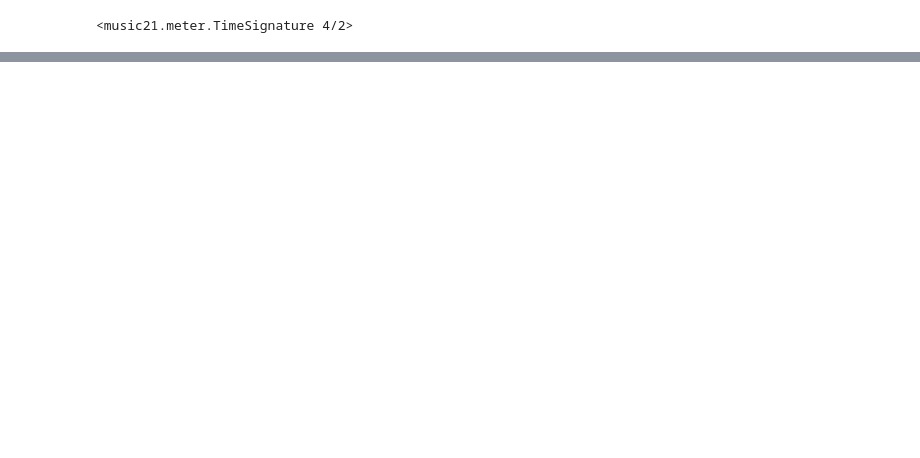
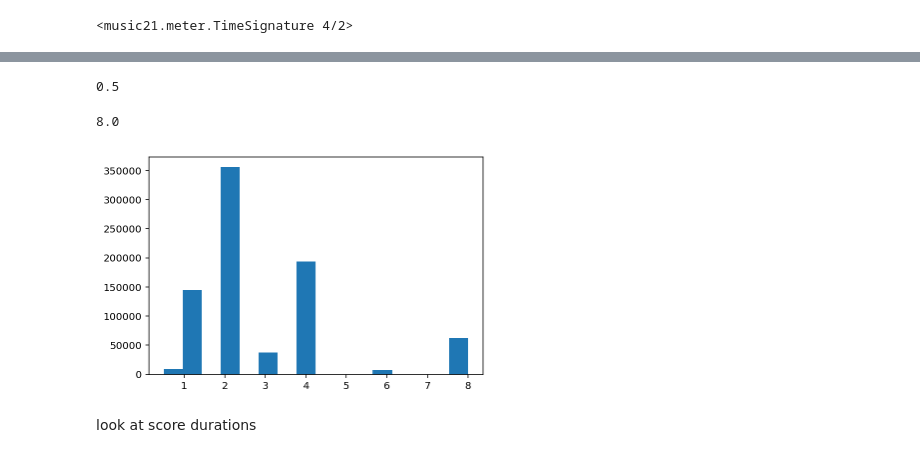
Before and after one commit to DefinitlyEvil/PalestriNet, a Jupyter notebook: Corpus Exploration.ipynb, the cells around one changed output, grey strips where cells are left out. Saved outputs shown, nothing was run; the diff lists cells and outputs as text; code cells hidden in the pictures; blank space fills up the shorter version.

```diff
--- a/Corpus Exploration.ipynb
+++ b/Corpus Exploration.ipynb
@@ -118,0 +157,25 @@ note.pitch
+# %%
+durations = []
+# %%
+for score in tqdm(scores):
+    for n in score.flat.elements:
+        if n.duration.quarterLength > 0:
+            durations.append(n.duration.quarterLength)
+# %%
+dur = np.array(durations).astype(float)
+# %%
+np.min(dur)
+# %% [output]
+0.5
+# %%
+np.max(dur)
+# %% [output]
+8.0
+# %%
+# sample 10k notes
+plt.hist(dur, bins=16)
+plt.show()
+# %% [output]
+[figure, added]
+# %% [markdown]
+look at score durations
```
Also changed, not shown: parts of 42 cells of this notebook.
